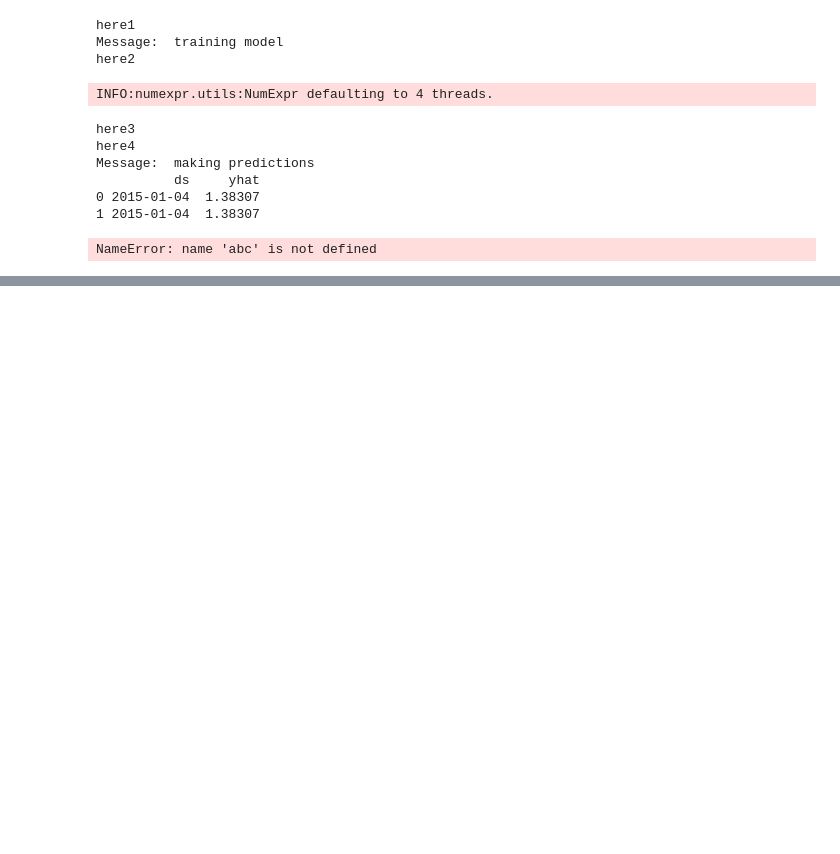
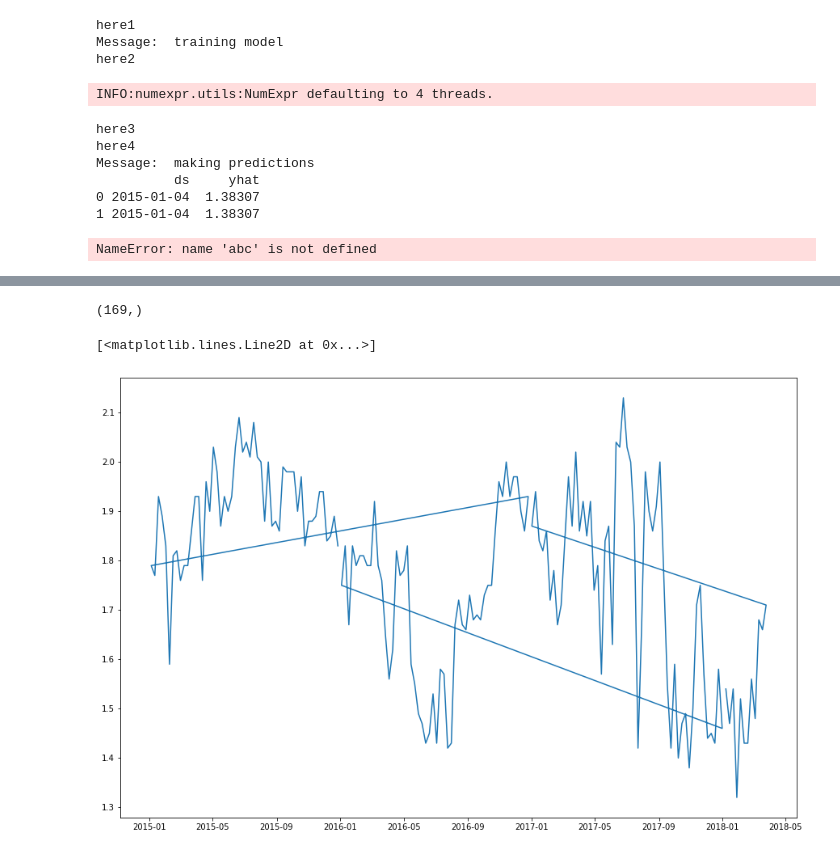
Before and after one commit to v-popov/simple_app, a Jupyter notebook: simple_app/modeling.ipynb, the cells around one changed output, grey strips where cells are left out. Cells and saved outputs as stored; diff of their text form; code cells hidden in the pictures; blank space fills up the shorter version.

Commit message:
fixed plot not updating after forecast is plotted

```diff
--- a/simple_app/modeling.ipynb
+++ b/simple_app/modeling.ipynb
@@ -57,0 +85,2 @@ dataset= pd.read_csv('avocado.csv')
+# %%
+dataset = dataset[(dataset['region']=='Albany') | (dataset['region']=='Atlanta')]
@@ -57,0 +102,2 @@ dataset= pd.read_csv('avocado.csv')
+# %%
+dataset = dataset[dataset.duplicated(subset=['Date', 'region'], keep='first')]
@@ -58,2 +106,2 @@ dataset= pd.read_csv('avocado.csv')
 # %%
-dataset.drop(columns=['Unnamed: 0'], inplace=True)
+dataset.sort_values(by='Date', inplace=True)
@@ -61,0 +108,11 @@ dataset.head(2)
+# %%
+dataset['Date'].unique().shape
+# %% [output]
+(169,)
+# %%
+f = plt.figure(figsize=(15,10))
+sub_df = dataset[dataset['region'] == 'Albany']
+plt.plot(pd.to_datetime(sub_df['Date']), sub_df['AveragePrice'])
+# %% [output]
+[<matplotlib.lines.Line2D at 0x...>]
+[figure, added]
```
Also changed, not shown: parts of 16 cells of this notebook, 2 other files.
